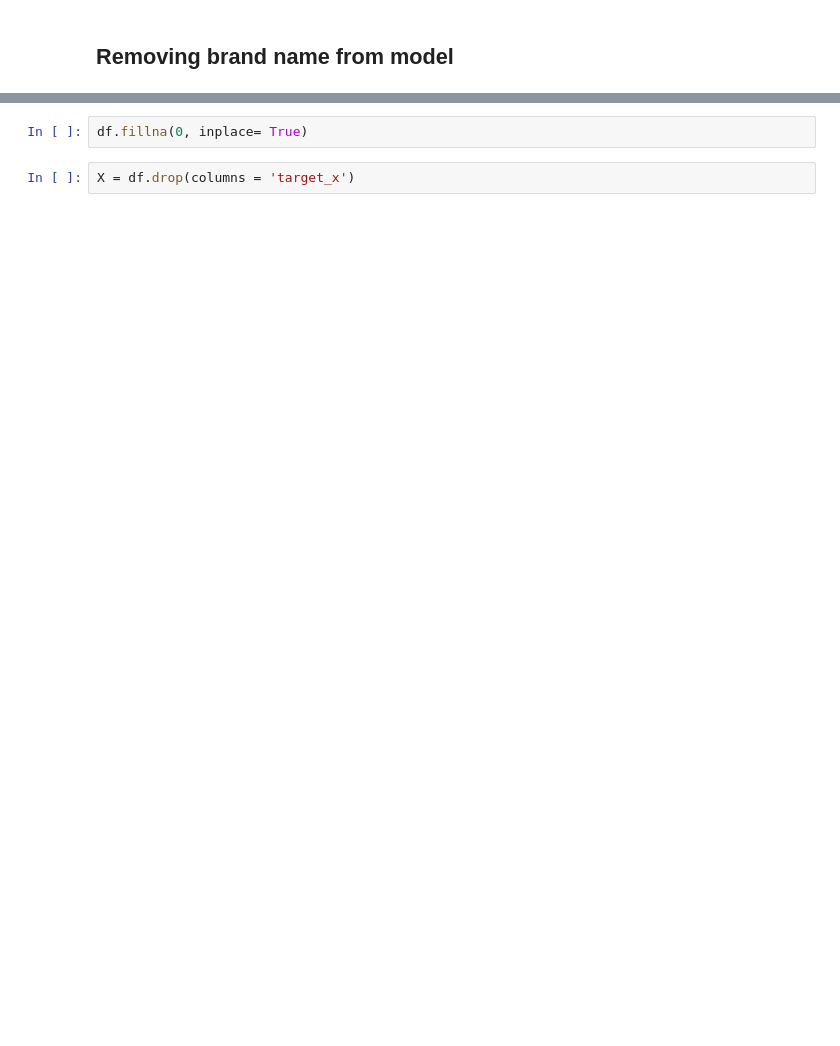
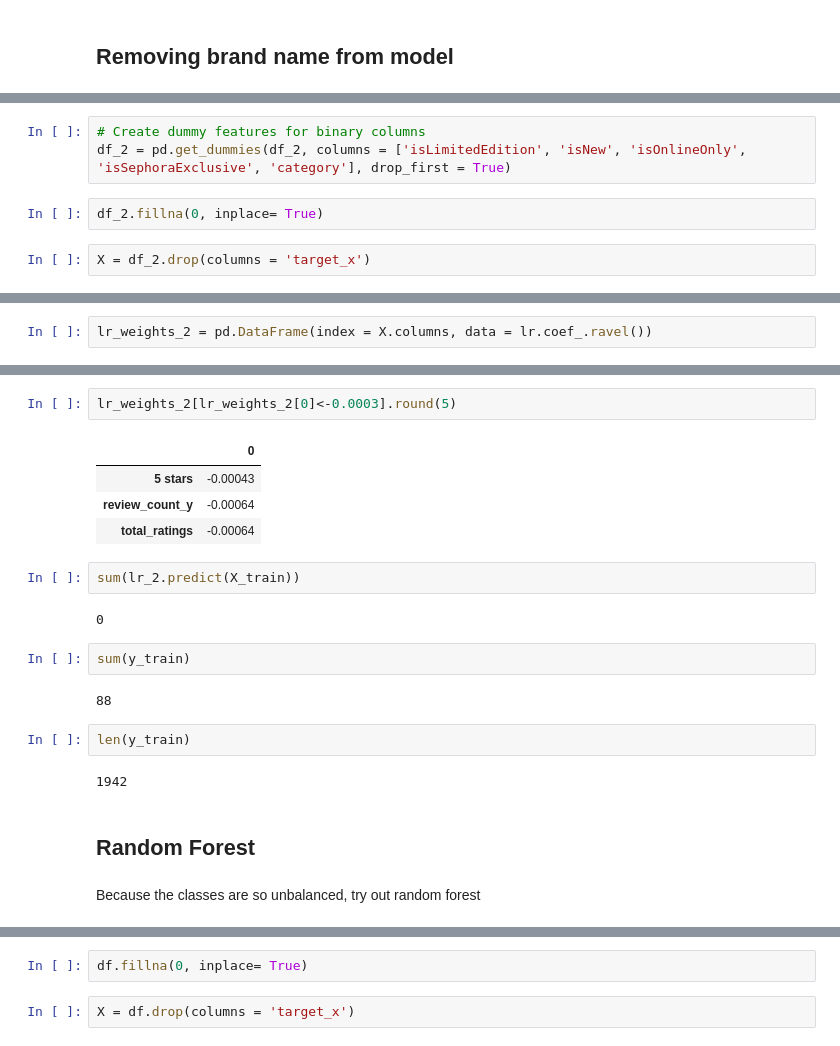
Before and after one commit to myo-kim/Sephora_API, a Jupyter notebook: Code/Modeling.ipynb, the cells around one changed output, grey strips where cells are left out. Saved outputs shown, nothing was run; the diff lists cells and outputs as text; blank space fills up the shorter version.

```diff
--- a/Code/Modeling.ipynb
+++ b/Code/Modeling.ipynb
@@ -209,0 +272,7 @@ Epoch 9/9
+# %%
+# Create dummy features for binary columns
+df_2 = pd.get_dummies(df_2, columns = ['isLimitedEdition', 'isNew', 'isOnlineOnly', 'isSephoraExclusive', 'category'], drop_first = True)
+# %%
+df_2.fillna(0, inplace= True)
+# %%
+X = df_2.drop(columns = 'target_x')
@@ -209,0 +301,2 @@ Epoch 9/9
+# %%
+lr_weights_2 = pd.DataFrame(index = X.columns, data = lr.coef_.ravel())
@@ -210,2 +313,25 @@ Epoch 9/9
+# %%
+lr_weights_2[lr_weights_2[0]<-0.0003].round(5)
+# %% [output]
+|  | 0 |
+| 5 stars | -0.00043 |
+| review_count_y | -0.00064 |
+| total_ratings | -0.00064 |
+# %%
+sum(lr_2.predict(X_train))
+# %% [output]
+0
+# %%
+sum(y_train)
+# %% [output]
+88
+# %%
+len(y_train)
+# %% [output]
+1942
+# %% [markdown]
+## Random Forest
+# %% [markdown]
+Because the classes are so unbalanced, try out random forest
 # %%
 # Read in final dataset
```
Also changed, not shown: parts of 43 cells of this notebook.
